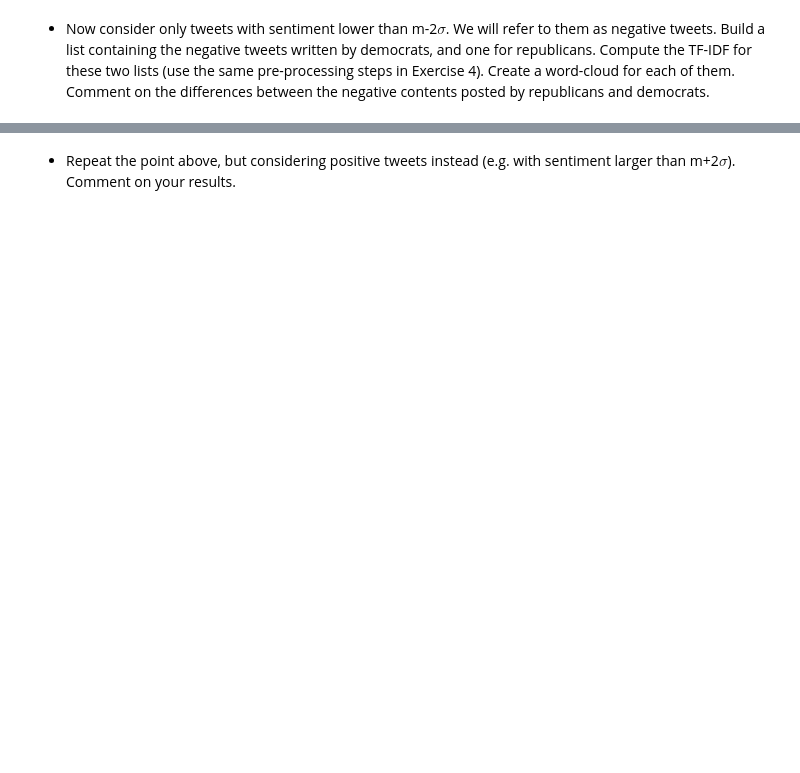
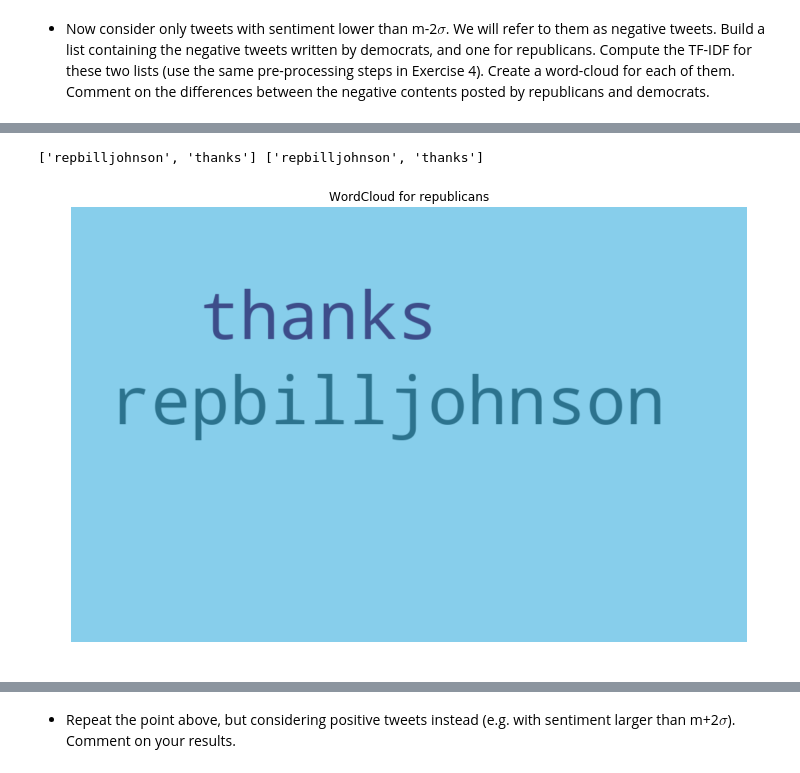
Before and after one commit to JulesBelveze/yelp-dataset-analysis, a Jupyter notebook: Assignment2.ipynb, the cells around one changed output, grey strips where cells are left out. Drawn from its saved outputs; the diff is of its cells as text; code cells hidden in the pictures; blank space fills up the shorter version.

```diff
--- a/Assignment2.ipynb
+++ b/Assignment2.ipynb
@@ -673,12 +682,7 @@ sigma:  0.9633184042240828
 # %% [markdown]
 - Now consider only tweets with sentiment lower than m-2$\sigma$. We will refer to them as negative tweets. Build a list containing the negative tweets written by democrats, and one for republicans. Compute the TF-IDF for these two lists (use the same pre-processing steps in Exercise 4). Create a word-cloud for each of them. Comment on the differences between the negative contents posted by republicans and democrats.
 # %%
-for tweet in sentiment_dem.values():
-    if tweet[0] < m - 2 * std_dev:
-        print(tweet)
-    else: print(tweet[0])
-
-negative_dem = dict([tweet for tweet in sentiment_dem.values()
-                     if tweet[0] < (m - 2 * std_dev)])
-negative_rep = dict([tweet for tweet in sentiment_rep.values()
-                     if tweet[0] < (m - 2 * std_dev)])
+negative_dem = {tweet: 0 for tweet in tweets_dem.keys()
+                     if tweets_dem[tweet][0] < (m - std_dev)}
+negative_rep = {tweet: 0 for tweet in tweets_rep.keys()
+                     if tweets_rep[tweet][0] < (m - std_dev)}
@@ -703,25 +689,48 @@ negative_rep = dict([tweet for tweet in sentiment_rep.values()
 # %%
-for acc in rt_graph.nodes:
-
-    f = io.open(path+acc, 'r', encoding='utf-8').read()
-
+words_rep = []
+for tweet in negative_rep.keys():
     #Remove Twitter handles
-    words = nltk.word_tokenize(f)
-    words = [w for w in words
+    words_rep = nltk.word_tokenize(tweet)
+    words_rep = [w for w in words_rep
              if not re.search(r"(RT)((?:\b\W@(\w+))+)|@|RT|http|amp", w)]
-    words = [w.lower() for w in words]
-    words = [w for w in words
+    words_rep = [w.lower() for w in words_rep]
+    words_rep = [w for w in words_rep
              if w not in stopwords.words('english')]
-    words = [w for w in words
+    words_rep = [w for w in words_rep
              if not re.search(r'[.,\/#!?$%\^&\*;:{}=\-\—_`´’~()\']', w)]
-    words = [w for w in words
+    words_rep = [w for w in words_rep
              if not re.search(r'\s|\d+(\.\d+)?', w)]
 
-    #divide Republicans and Democrats
-    if rt_graph.node[acc]['party'].item() == 'Republican':
-        file = open("data/republicans.txt","w")
-        file.write(" ".join(words))
-    else:
-        file = open("data/democrats.txt","w")
-        file.write(" ".join(words))
-    file.close()
+words_dem = []
+for tweet in negative_rep.keys():
+    #Remove Twitter handles
+    words_dem = nltk.word_tokenize(tweet)
+    words_dem = [w for w in words_dem
+             if not re.search(r"(RT)((?:\b\W@(\w+))+)|@|RT|http|amp", w)]
+    words_dem = [w.lower() for w in words_dem]
+    words_dem = [w for w in words_dem
+             if w not in stopwords.words('english')]
+    words_dem = [w for w in words_dem
+             if not re.search(r'[.,\/#!?$%\^&\*;:{}=\-\—_`´’~()\']', w)]
+    words_dem = [w for w in words_dem
+             if not re.search(r'\s|\d+(\.\d+)?', w)]
+print(words_dem, words_rep)
+# %% [output]
+['repbilljohnson', 'thanks'] ['repbilljohnson', 'thanks']
+# %%
+plt.rcParams["figure.figsize"] = [15, 8];
+
+mask = np.array(Image.open(requests.get('http://imgur.com/9ezskNd.png', stream=True).raw))
+
+
+#rep_text = nltk.Text(rep_words)
+
+def drawWordCloud(text):
+    wordcloud = WordCloud(background_color="skyblue", mask=mask).generate(text)
+    plt.imshow(wordcloud, interpolation='bilinear')
+    plt.axis('off')
+
+drawWordCloud(" ".join(words_rep))
+plt.title("WordCloud for republicans");
+# %% [output]
+[figure, added]
```
Also changed, not shown: parts of 12 cells of this notebook.
